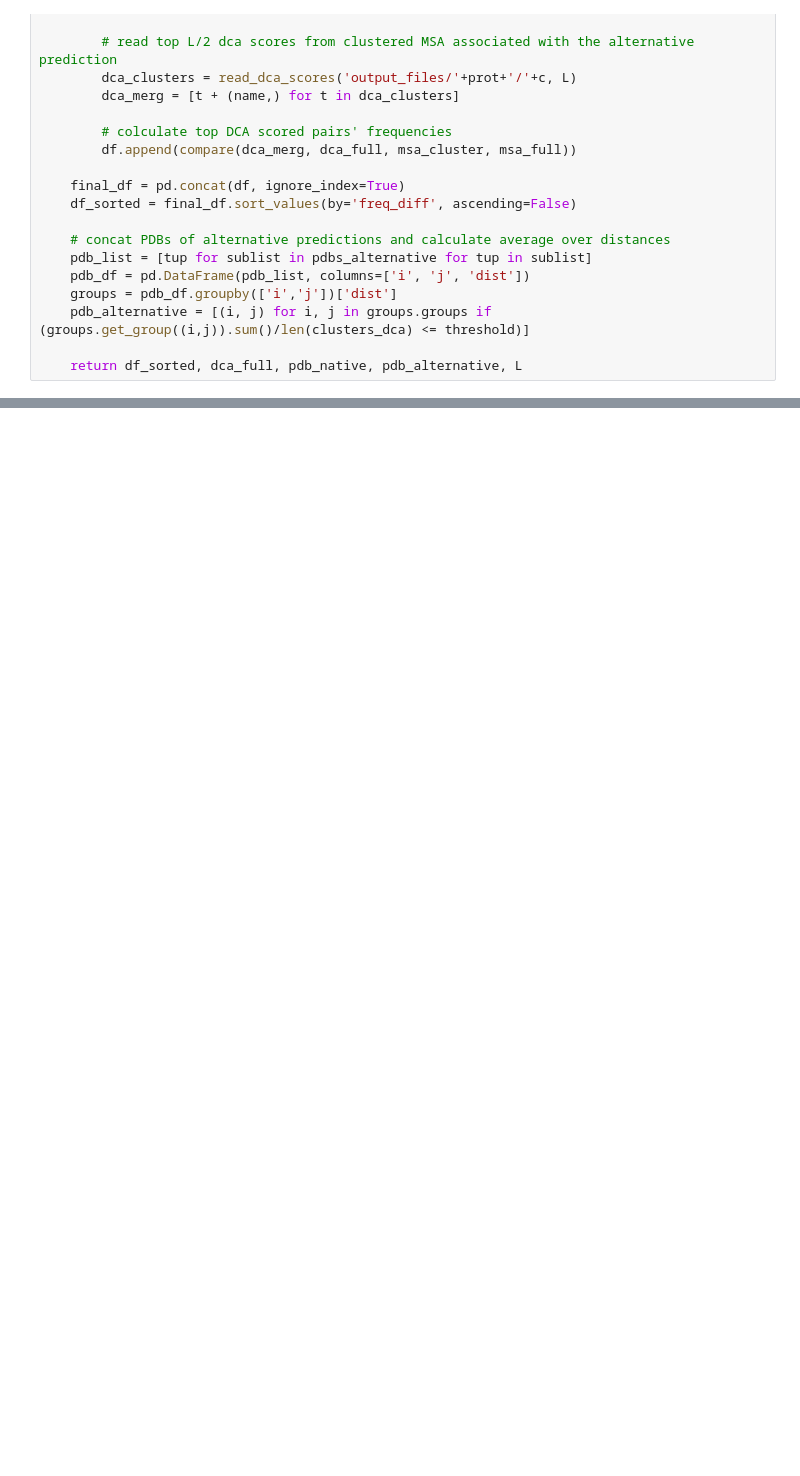
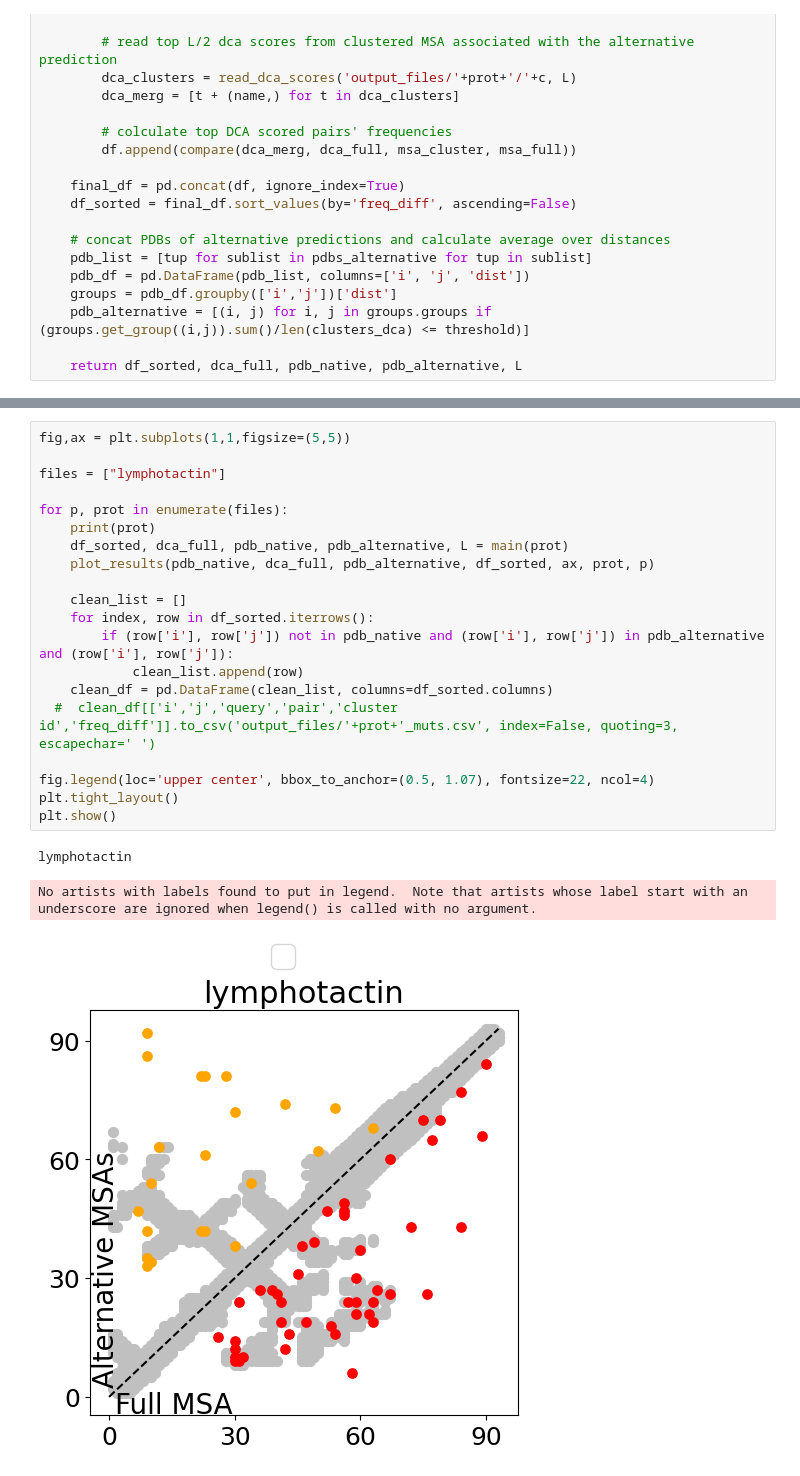
Before and after one commit to RitAreaSciencePark/MSARC, a Jupyter notebook: dca_analysis/mutations.ipynb, the cells around one changed output, grey strips where cells are left out. Drawn from its saved outputs; the diff is of its cells as text; blank space fills up the shorter version.

Commit message:
add lympho

```diff
--- a/dca_analysis/mutations.ipynb
+++ b/dca_analysis/mutations.ipynb
@@ -254,3 +249,27 @@ plt.show()
 Beta-1
 No artists with labels found to put in legend.  Note that artists whose label start with an underscore are ignored when legend() is called with no argument.
 [figure]
+# %%
+fig,ax = plt.subplots(1,1,figsize=(5,5))
+
+files = ["lymphotactin"]
+
+for p, prot in enumerate(files):
+    print(prot)
+    df_sorted, dca_full, pdb_native, pdb_alternative, L = main(prot)
+    plot_results(pdb_native, dca_full, pdb_alternative, df_sorted, ax, prot, p)
+
+    clean_list = []
+    for index, row in df_sorted.iterrows():
+        if (row['i'], row['j']) not in pdb_native and (row['i'], row['j']) in pdb_alternative and (row['i'], row['j']):
+            clean_list.append(row)
+    clean_df = pd.DataFrame(clean_list, columns=df_sorted.columns)
+  #  clean_df[['i','j','query','pair','cluster id','freq_diff']].to_csv('output_files/'+prot+'_muts.csv', index=False, quoting=3, escapechar=' ')
+
+fig.legend(loc='upper center', bbox_to_anchor=(0.5, 1.07), fontsize=22, ncol=4)
+plt.tight_layout()
+plt.show()
+# %% [output]
+lymphotactin
+No artists with labels found to put in legend.  Note that artists whose label start with an underscore are ignored when legend() is called with no argument.
+[figure, added]
```
Also changed, not shown: parts of 4 cells of this notebook, 3 other files.
